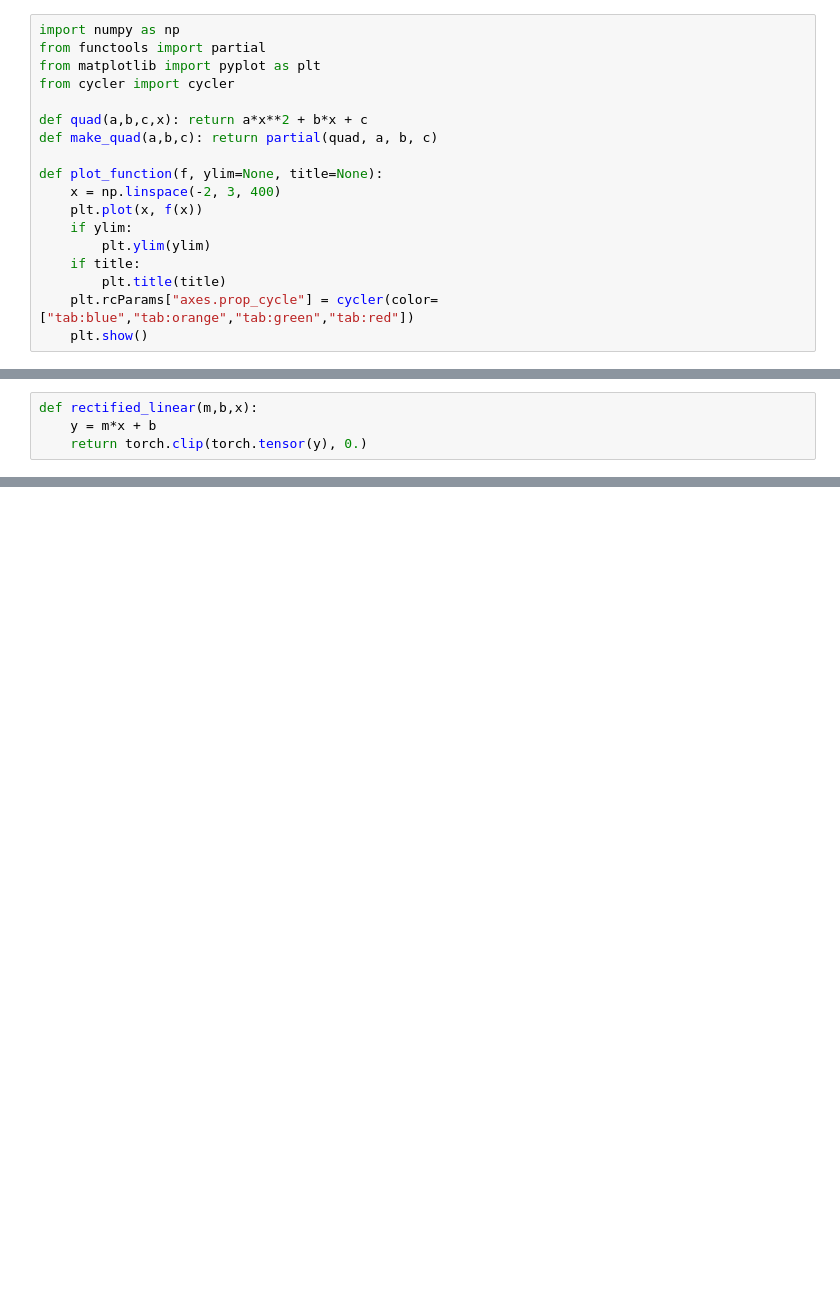
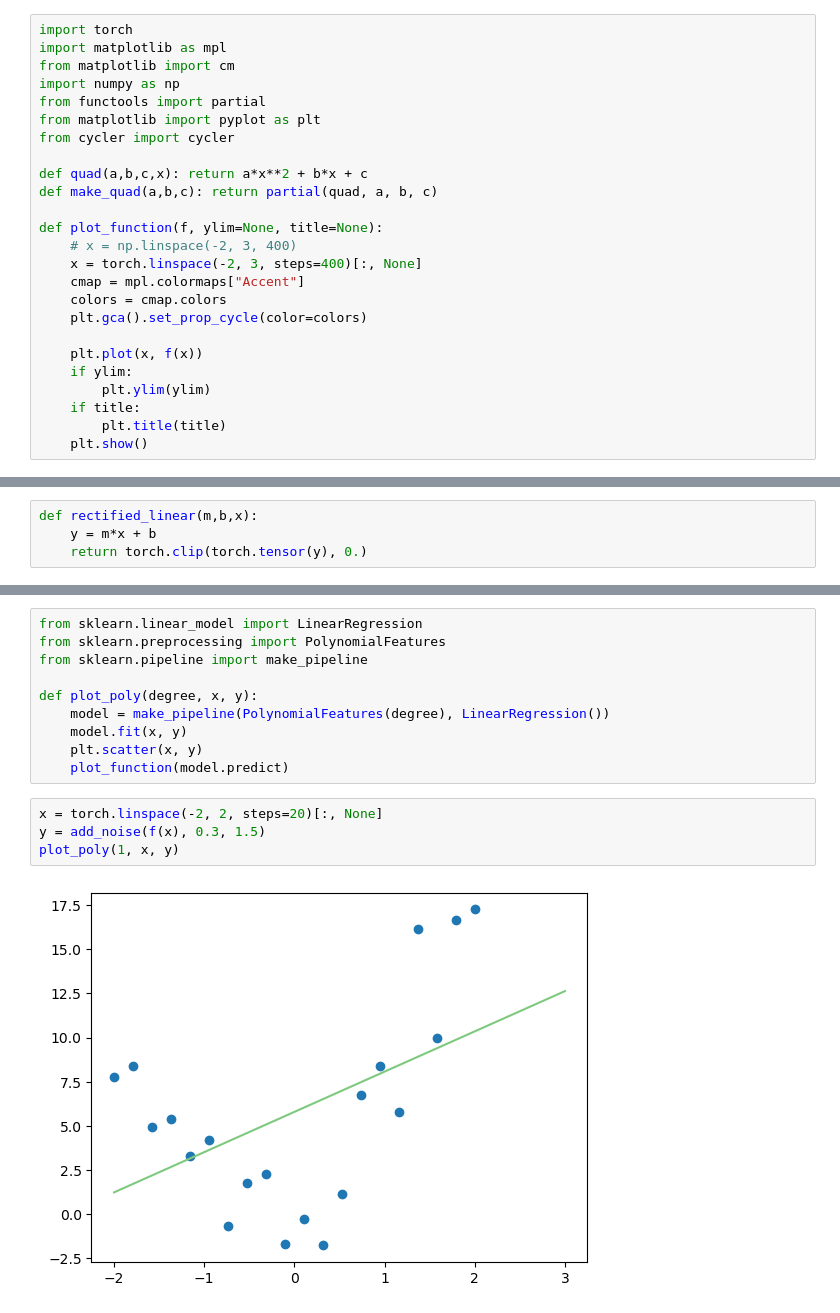
Before and after one commit to HackForLive/fastbook, a Jupyter notebook: foundations.ipynb, the cells around one changed output, grey strips where cells are left out. Drawn from its saved outputs; the diff is of its cells as text; blank space fills up the shorter version.

```diff
--- a/foundations.ipynb
+++ b/foundations.ipynb
@@ -1,4 +8,7 @@
 # %%
+import torch
+import matplotlib as mpl
+from matplotlib import cm
 import numpy as np
 from functools import partial
 from matplotlib import pyplot as plt
@@ -8,13 +18,17 @@ def quad(a,b,c,x): return a*x**2 + b*x + c
 def make_quad(a,b,c): return partial(quad, a, b, c)
 
 def plot_function(f, ylim=None, title=None):
-    x = np.linspace(-2, 3, 400)
+    # x = np.linspace(-2, 3, 400)
+    x = torch.linspace(-2, 3, steps=400)[:, None]
+    cmap = mpl.colormaps["Accent"]
+    colors = cmap.colors
+    plt.gca().set_prop_cycle(color=colors)
+
     plt.plot(x, f(x))
     if ylim:
         plt.ylim(ylim)
     if title:
         plt.title(title)
-    plt.rcParams["axes.prop_cycle"] = cycler(color=["tab:blue","tab:orange","tab:green","tab:red"])
     plt.show()
 # %%
 from numpy.random import normal, seed, uniform
@@ -74,0 +114,16 @@ plot_function(partial(rectified_linear,1,1))
+# %%
+from sklearn.linear_model import LinearRegression
+from sklearn.preprocessing import PolynomialFeatures
+from sklearn.pipeline import make_pipeline
+
+def plot_poly(degree, x, y):
+    model = make_pipeline(PolynomialFeatures(degree), LinearRegression())
+    model.fit(x, y)
+    plt.scatter(x, y)
+    plot_function(model.predict)
+# %%
+x = torch.linspace(-2, 2, steps=20)[:, None]
+y = add_noise(f(x), 0.3, 1.5)
+plot_poly(1, x, y)
+# %% [output]
+[figure, added]
```
Also changed, not shown: parts of 12 cells of this notebook, 1 other file.
